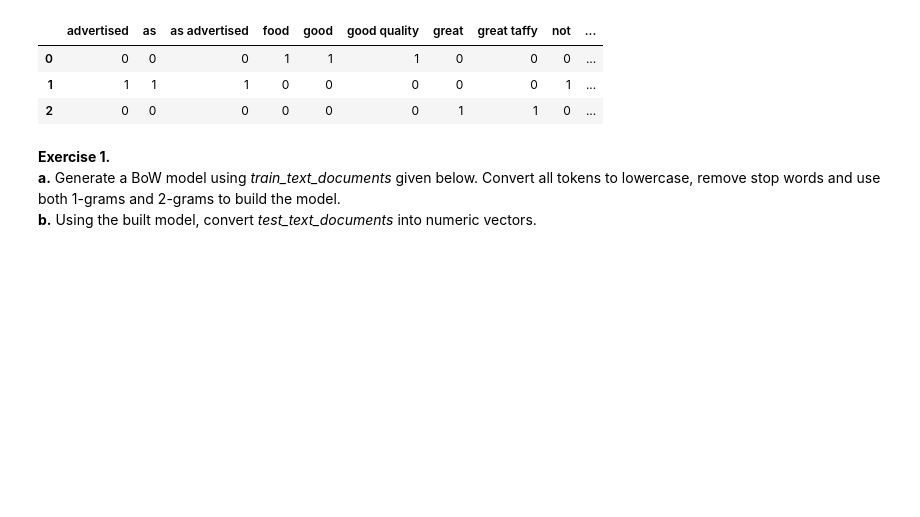
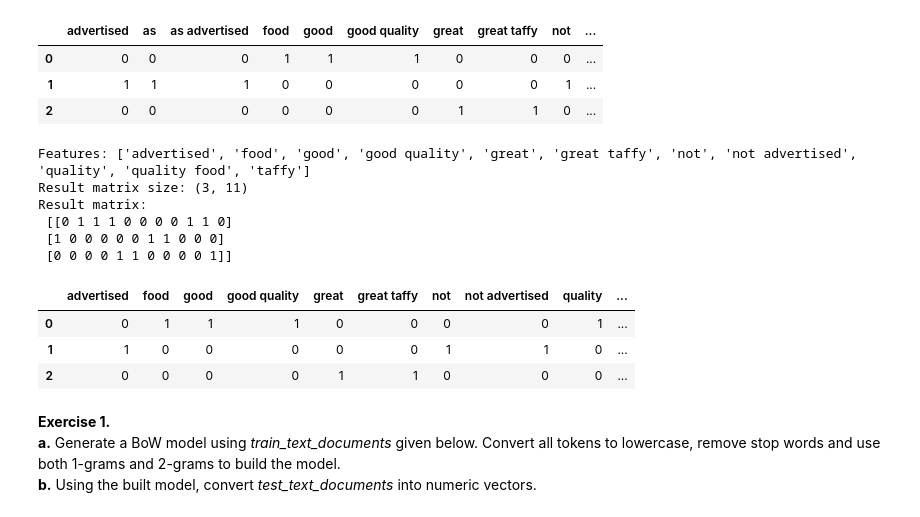
Before and after one commit to HHansi/Applied-AI-Course, a Jupyter notebook: NLP/Text_Feature_Extraction.ipynb, the cells around one changed output. Cells and saved outputs as stored; diff of their text form; code cells hidden in the pictures; blank space fills up the shorter version.

```diff
--- a/NLP/Text_Feature_Extraction.ipynb
+++ b/NLP/Text_Feature_Extraction.ipynb
@@ -69,7 +69,7 @@ nltk.download('stopwords')
 
 from nltk.corpus import stopwords
 
-stop_words = set(stopwords.words('english'))
+stopwords = set(stopwords.words('english'))
 print(stop_words)
 # %% [output]
 [nltk_data] Downloading package stopwords to /root/nltk_data...
@@ -78,5 +78,5 @@ print(stop_words)
 # %%
-count_vectorizer = CountVectorizer(stop_words=stop_words)
+count_vectorizer = CountVectorizer(stop_words=stopwords)
 # tokenize and build vocabulary
 count_vectorizer.fit(text_documents)
 
@@ -102,3 +102,21 @@ Result matrix:
 | 0 | 0 | 1 | 1 | 0 | 1 | 0 |
 | 1 | 1 | 0 | 0 | 0 | 0 | 0 |
 | 2 | 0 | 0 | 0 | 1 | 0 | 1 |
+# %%
+stopwords_new = ['as', 'few', 'on', 'such', 'here']
+
+count_vectorizer = CountVectorizer(stop_words=stopwords_new)
+# tokenize and build vocabulary
+count_vectorizer.fit(text_documents)
+
+print(f'Features: {count_vectorizer.get_feature_names()}')
+
+# convert text data to numeric vectors
+matrix = count_vectorizer.transform(text_documents)
+
+# summarise vector details
+print(f'Result matrix size: {matrix.shape}')
+print(f'Result matrix:\n {matrix.toarray()}')
+
+# for visualisation purpose, let's convert the features into a dataframe
+pd.DataFrame(matrix.toarray(), columns=count_vectorizer.get_feature_names())
@@ -135,6 +164,33 @@ Result matrix:
 | 0 | 0 | 0 | 0 | 1 | 1 | 1 | 0 | 0 | 0 | ... |
 | 1 | 1 | 1 | 1 | 0 | 0 | 0 | 0 | 0 | 1 | ... |
 | 2 | 0 | 0 | 0 | 0 | 0 | 0 | 1 | 1 | 0 | ... |
+# %%
+count_vectorizer = CountVectorizer(ngram_range=(1,2), stop_words=stopwords_new)
+# tokenize and build vocabulary
+count_vectorizer.fit(text_documents)
+
+print(f'Features: {count_vectorizer.get_feature_names()}')
+
+# convert text data to numeric vectors
+matrix = count_vectorizer.transform(text_documents)
+
+# summarise vector details
+print(f'Result matrix size: {matrix.shape}')
+print(f'Result matrix:\n {matrix.toarray()}')
+
+# for visualisation purpose, let's convert the features into a dataframe
+pd.DataFrame(matrix.toarray(), columns=count_vectorizer.get_feature_names())
+# %% [output]
+Features: ['advertised', 'food', 'good', 'good quality', 'great', 'great taffy', 'not', 'not advertised', 'quality', 'quality food', 'taffy']
+Result matrix size: (3, 11)
+Result matrix:
+ [[0 1 1 1 0 0 0 0 1 1 0]
+ [1 0 0 0 0 0 1 1 0 0 0]
+ [0 0 0 0 1 1 0 0 0 0 1]]
+|  | advertised | food | good | good quality | great | great taffy | not | not advertised | quality | ... |
+| 0 | 0 | 1 | 1 | 1 | 0 | 0 | 0 | 0 | 1 | ... |
+| 1 | 1 | 0 | 0 | 0 | 0 | 0 | 1 | 1 | 0 | ... |
+| 2 | 0 | 0 | 0 | 0 | 1 | 1 | 0 | 0 | 0 | ... |
 # %% [markdown]
 <b>Exercise 1.</b><br>
 <b>a.</b> Generate a BoW model using <i>train_text_documents</i> given below. Convert
```
Also changed, not shown: parts of 3 cells of this notebook.
